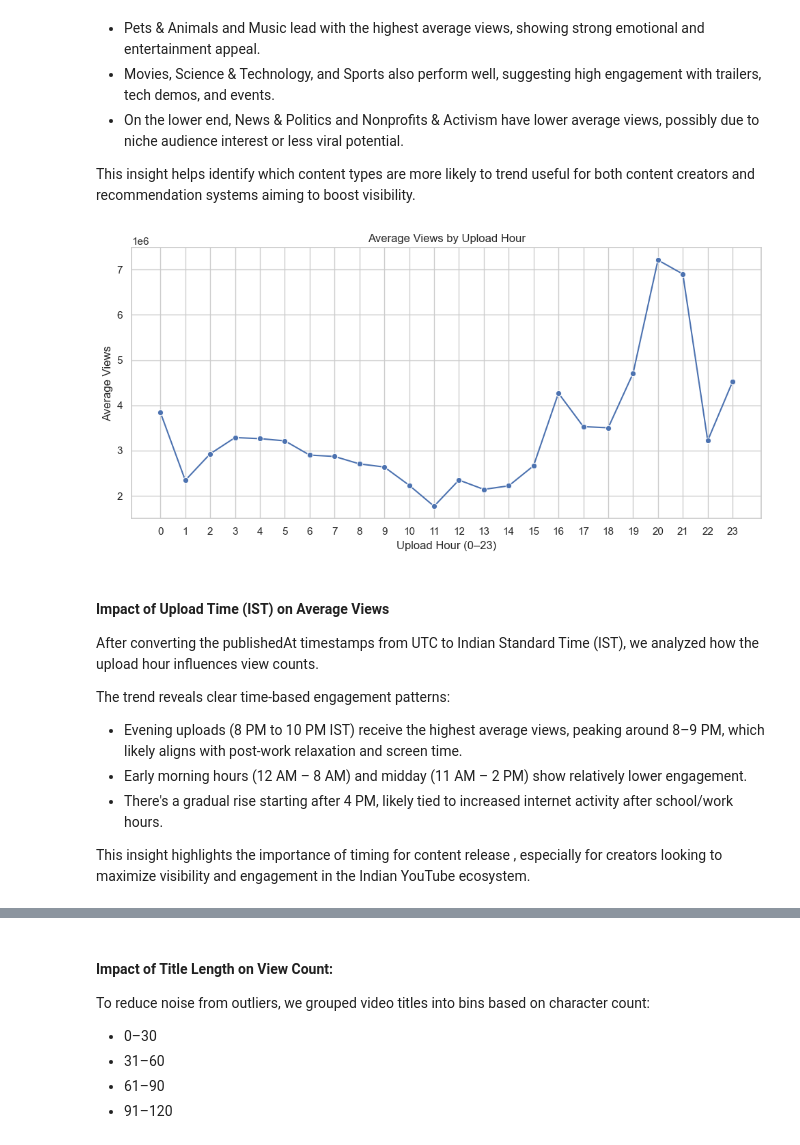
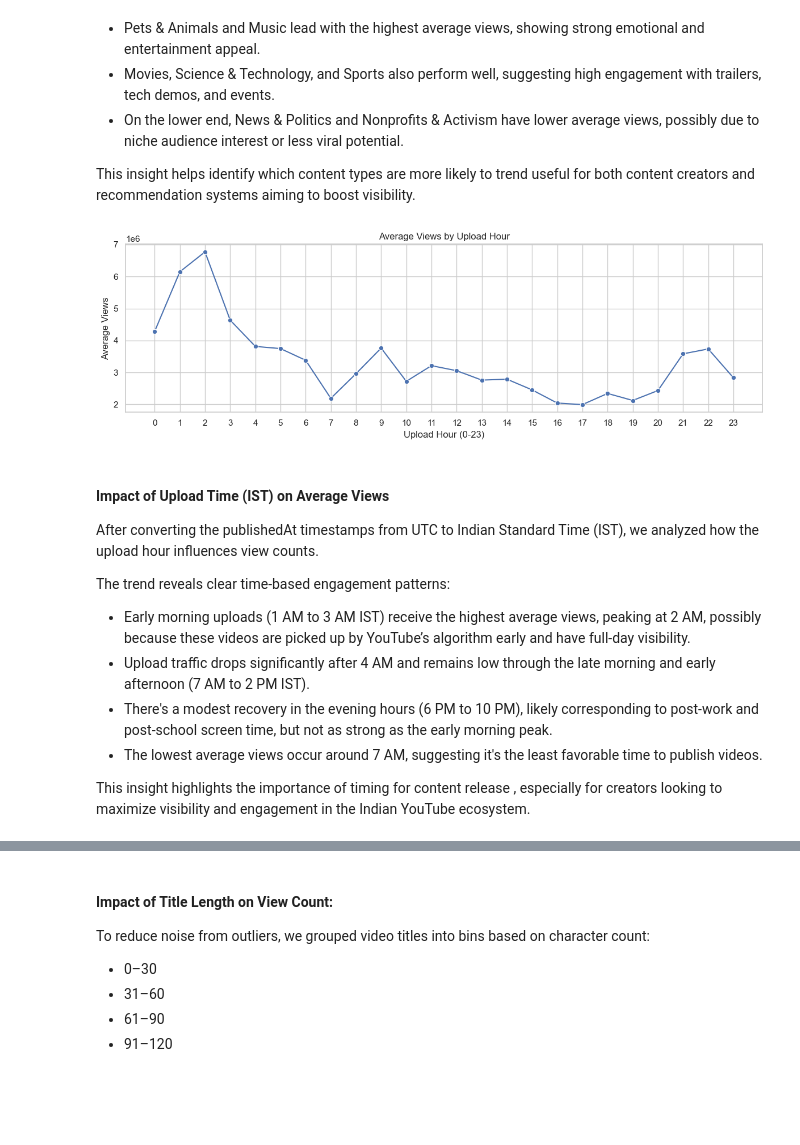
Before and after one commit to INFO-523-SU25/final-project-marimuthu, a Jupyter notebook: code/eda_modelling.ipynb, the cells around one changed output, grey strips where cells are left out. Drawn from its saved outputs; the diff is of its cells as text; code cells hidden in the pictures; blank space fills up the shorter version.

```diff
--- a/code/eda_modelling.ipynb
+++ b/code/eda_modelling.ipynb
@@ -102,7 +107,7 @@ df_fe['title_length'] = df_fe['title'].apply(len)
 df_fe['publishedAt'] = pd.to_datetime(df_fe['publishedAt'], errors='coerce')
 # Convert UTC to IST
 df_fe['publishedAt_IST'] = pd.to_datetime(df_fe['publishedAt'], utc=True).dt.tz_convert('Asia/Kolkata')
-df_fe['upload_hour'] = df_fe['publishedAt'].dt.hour
+df_fe['upload_hour'] = df_fe['publishedAt_IST'].dt.hour
 
 # Like ratio
 df_fe['like_ratio'] = df_fe['likes'] / df_fe['view_count']
@@ -298,24 +303,27 @@ This insight helps identify which content types are more likely to trend useful
 # %%
 # Group by upload hour and calculate average views
 hourly_views = (
     df_fe.groupby('upload_hour')['view_count']
     .mean()
     .reset_index()
     .sort_values('upload_hour')
 )
 
 # Plot
-plt.figure(figsize=(10, 5))
+plt.figure(figsize=(12, 6))
 sns.lineplot(data=hourly_views, x='upload_hour', y='view_count', marker='o')
 plt.title("Average Views by Upload Hour")
-plt.xlabel("Upload Hour (0–23)")
+plt.xlabel("Upload Hour (0-23)")
 plt.ylabel("Average Views")
 plt.xticks(range(0, 24))
 plt.grid(True)
 plt.tight_layout()
+
+# Save with high resolution
+plt.savefig("../images/views_by_hour_clean.png", dpi=300, bbox_inches='tight')
 plt.show()
 # %% [output]
-[figure, old version]
+[figure, new version]
 # %% [markdown]
 #### Impact of Upload Time (IST) on Average Views
 
@@ -323,9 +331,10 @@ After converting the publishedAt timestamps from UTC to Indian Standard Time (IS
 
 The trend reveals clear time-based engagement patterns:
 
-- Evening uploads (8 PM to 10 PM IST) receive the highest average views, peaking around 8–9 PM, which likely aligns with post-work relaxation and screen time.
-- Early morning hours (12 AM – 8 AM) and midday (11 AM – 2 PM) show relatively lower engagement.
-- There's a gradual rise starting after 4 PM, likely tied to increased internet activity after school/work hours.
+- Early morning uploads (1 AM to 3 AM IST) receive the highest average views, peaking at 2 AM, possibly because these videos are picked up by YouTube’s algorithm early and have full-day visibility.
+- Upload traffic drops significantly after 4 AM and remains low through the late morning and early afternoon (7 AM to 2 PM IST).
+- There's a modest recovery in the evening hours (6 PM to 10 PM), likely corresponding to post-work and post-school screen time, but not as strong as the early morning peak.
+- The lowest average views occur around 7 AM, suggesting it's the least favorable time to publish videos.
 
 This insight highlights the importance of timing for content release , especially for creators looking to maximize visibility and engagement in the Indian YouTube ecosystem.
 # %%
```
Also changed, not shown: parts of 13 cells of this notebook, 47 other files.
